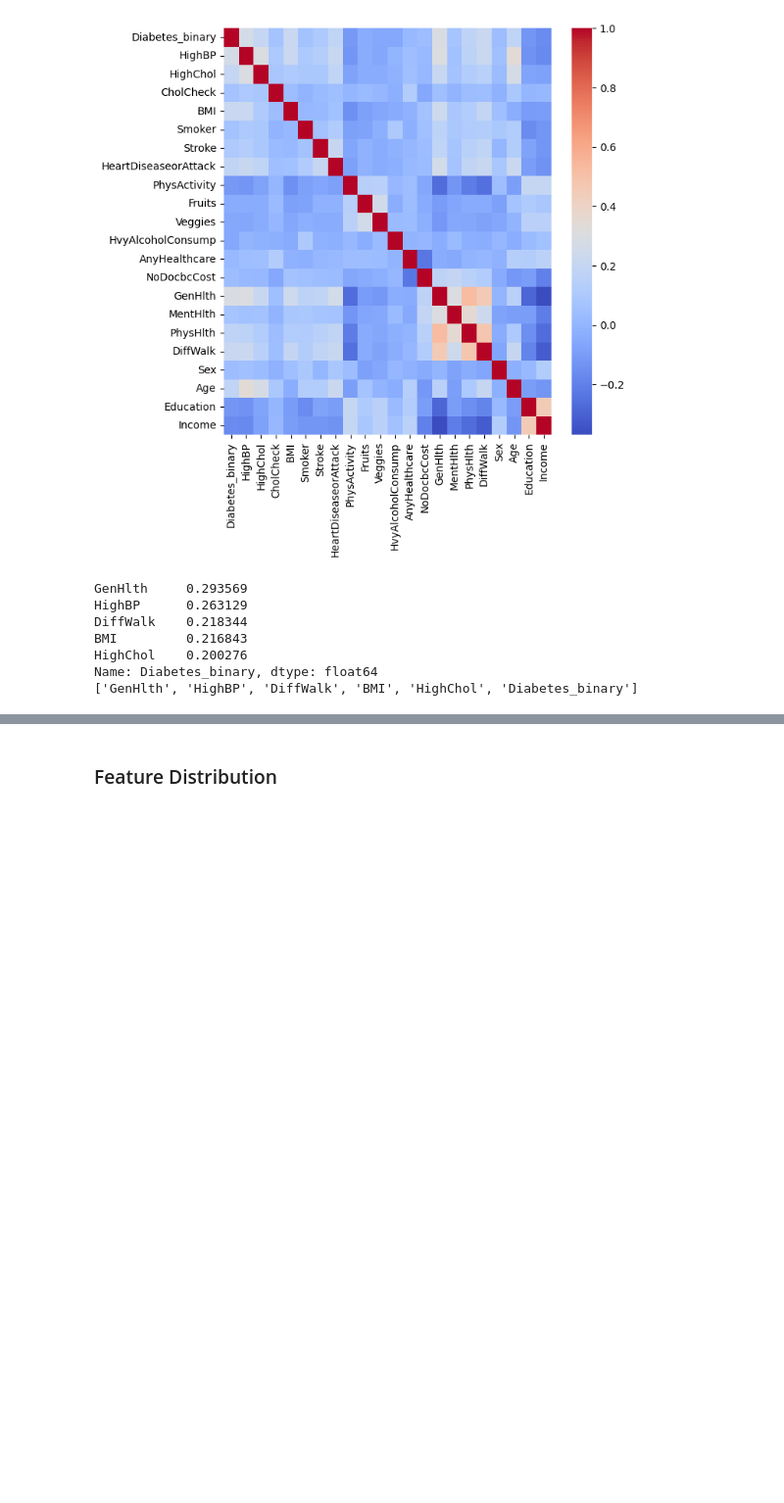
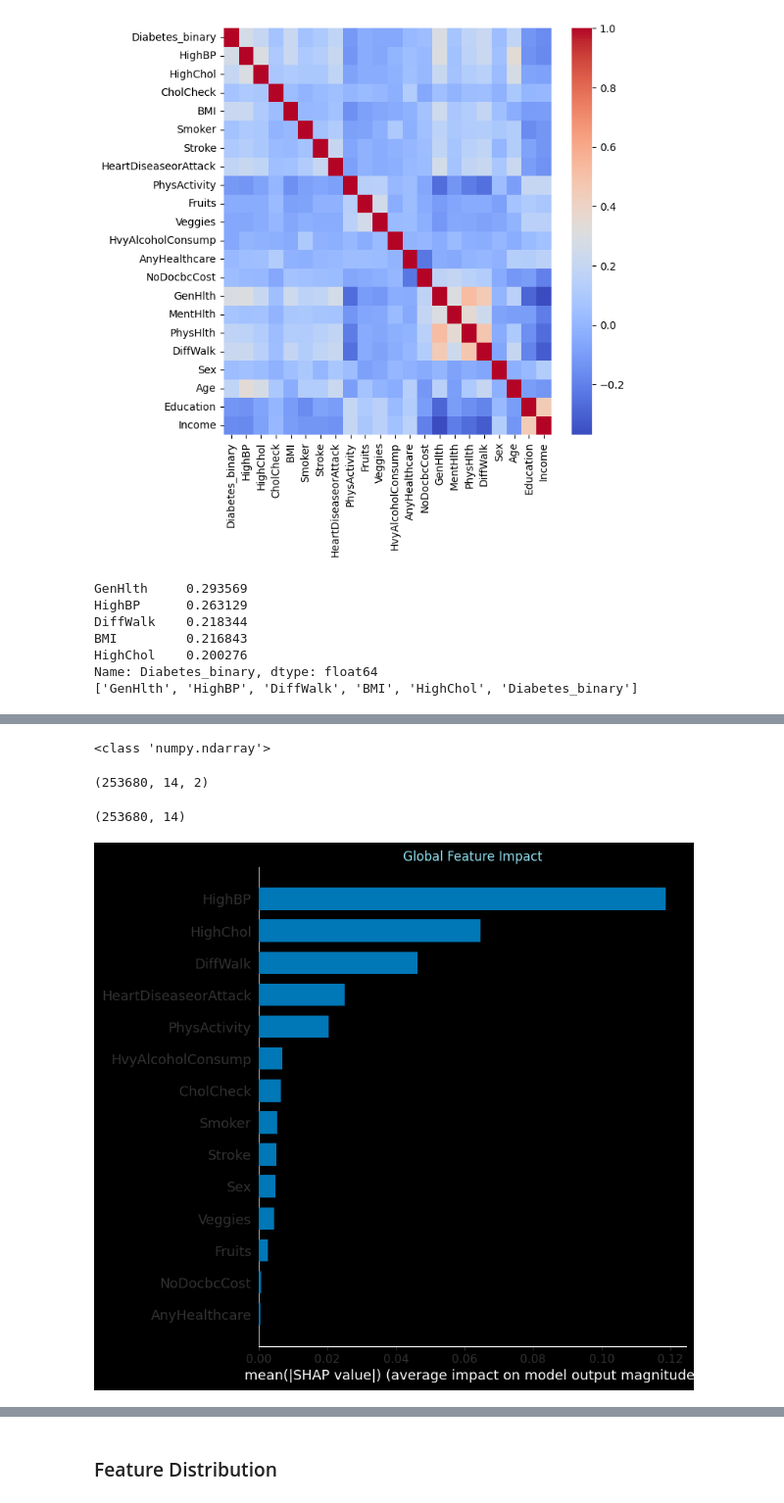
Before and after one commit to MohammedBabaqi/DiaClassifier-Benchmarking-ML-Models, a Jupyter notebook: notebooks/diabetes_classification_multiple_model_pipline.ipynb, the cells around one changed output, grey strips where cells are left out. Shown at 98% size. Drawn from its saved outputs; the diff is of its cells as text; code cells hidden in the pictures; blank space fills up the shorter version.

```diff
--- a/notebooks/diabetes_classification_multiple_model_pipline.ipynb
+++ b/notebooks/diabetes_classification_multiple_model_pipline.ipynb
@@ -314,0 +442,36 @@ Name: Diabetes_binary, dtype: float64
+# %%
+import shap
+
+# 1. Create the explainer
+explainer = shap.TreeExplainer(rf)
+
+# 2. Calculate SHAP values
+# For newer versions, just pass X.
+# If it's a classification task, shap_values might be a list.
+shap_values = explainer.shap_values(X)
+
+# 3. Check the shape
+# If shap_values is a list (common in RandomForestClassifier):
+print(type(shap_values))
+# If it's a list, check the shape of the first class:
+# print(shap_values[0].shape)
+# %% [output]
+<class 'numpy.ndarray'>
+# %%
+print(shap_values.shape)
+# %% [output]
+(253680, 14, 2)
+# %%
+shap_values_2d = shap_values[:, :, 1]
+
+print(shap_values_2d.shape)
+
+plt.figure(figsize=(10, 6))
+
+shap.summary_plot(shap_values_2d, X, plot_type="bar", color="#0077b6", show=False)
+
+plt.title("Global Feature Impact", color='#90e0ef')
+plt.show()
+# %% [output]
+(253680, 14)
+[figure, added]
```
Also changed, not shown: parts of 25 cells of this notebook, 3 other files.
